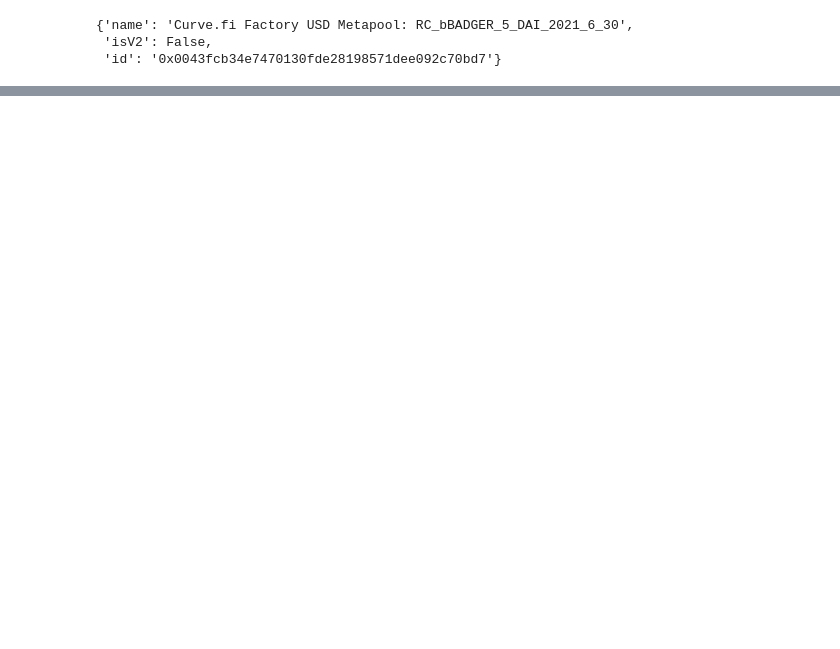
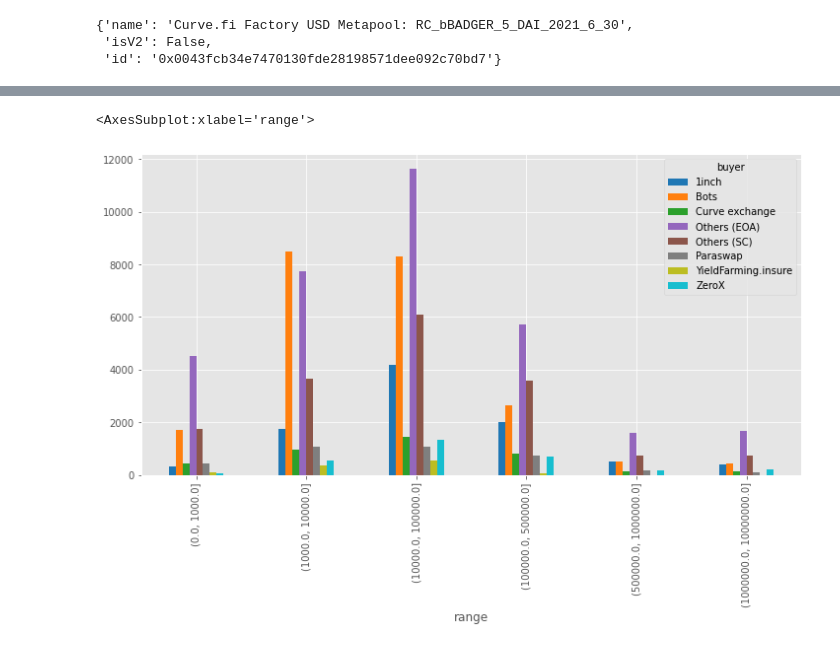
Before and after one commit to benber86/curve-volume-sources, a Jupyter notebook: Volume sources.ipynb, the cells around one changed output, grey strips where cells are left out. Saved outputs shown, nothing was run; the diff lists cells and outputs as text; code cells hidden in the pictures; blank space fills up the shorter version.

```diff
--- a/Volume sources.ipynb
+++ b/Volume sources.ipynb
@@ -279,0 +302,4 @@ ax.figure.autofmt_xdate(rotation=0, ha='center')
+# %%
+df_distrib = df_chart.copy()
+df_distrib['range'] = pd.cut(df_chart['volume'], bins=[0, 1e3, 1e4, 1e5, 5e5, 1e6, 1e7])
+df_distrib
@@ -279,0 +320,5 @@ ax.figure.autofmt_xdate(rotation=0, ha='center')
+# %%
+df_distrib.pivot_table('volume', ['range'], 'buyer', aggfunc='count').fillna(0).plot.bar(figsize=(12,6), colormap='tab10')
+# %% [output]
+<AxesSubplot:xlabel='range'>
+[figure, added]
```
Also changed, not shown: parts of 18 cells of this notebook.
